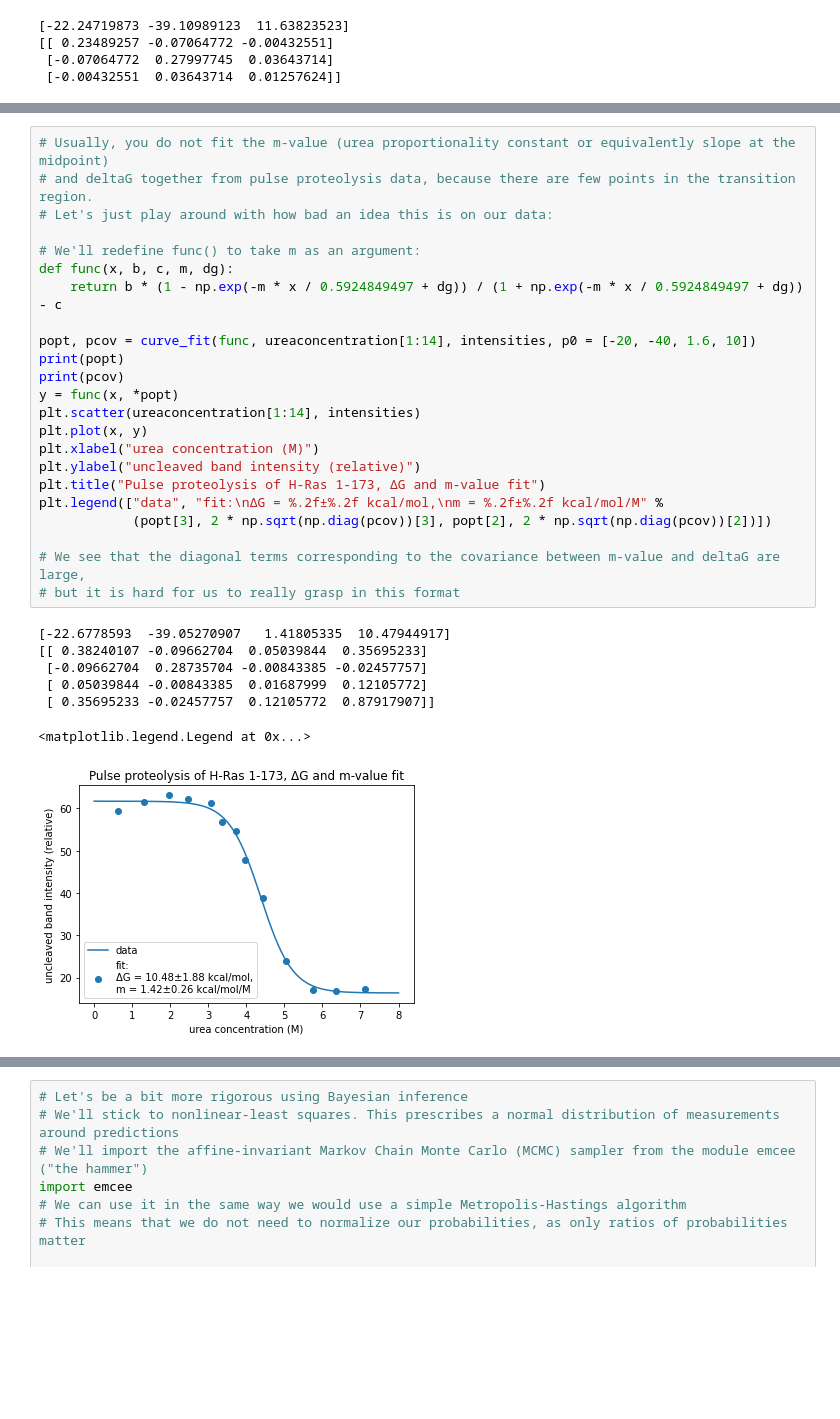
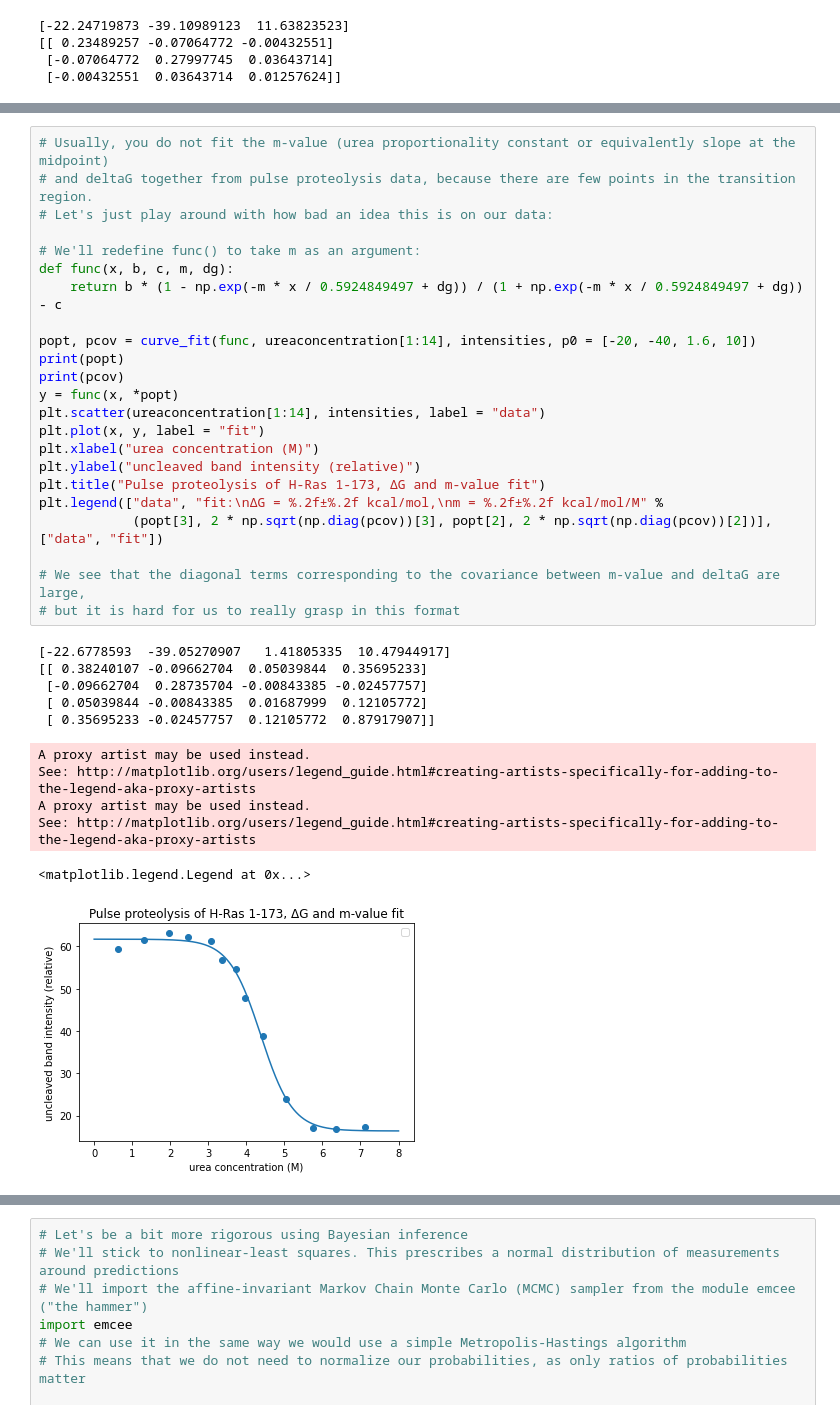
Before and after one commit to kentgorday/kuriyanlab_python-workshops, a Jupyter notebook: 1/pulseproteolysis_demo.ipynb, the cells around one changed output, grey strips where cells are left out. Drawn from its saved outputs; the diff is of its cells as text; blank space fills up the shorter version.

Commit message:
more readme and fixed legend errors

```diff
--- a/1/pulseproteolysis_demo.ipynb
+++ b/1/pulseproteolysis_demo.ipynb
@@ -300,34 +304,38 @@ plt.legend(["data", "fit: ΔG = %.2f±%.2f kcal/mol" % (popt[2], 2 * np.sqrt(np.
 # %%
 # Usually, you do not fit the m-value (urea proportionality constant or equivalently slope at the midpoint)
 # and deltaG together from pulse proteolysis data, because there are few points in the transition region.
 # Let's just play around with how bad an idea this is on our data:
 
 # We'll redefine func() to take m as an argument:
 def func(x, b, c, m, dg):
     return b * (1 - np.exp(-m * x / 0.5924849497 + dg)) / (1 + np.exp(-m * x / 0.5924849497 + dg)) - c
 
 popt, pcov = curve_fit(func, ureaconcentration[1:14], intensities, p0 = [-20, -40, 1.6, 10])
 print(popt)
 print(pcov)
 y = func(x, *popt)
-plt.scatter(ureaconcentration[1:14], intensities)
-plt.plot(x, y)
+plt.scatter(ureaconcentration[1:14], intensities, label = "data")
+plt.plot(x, y, label = "fit")
 plt.xlabel("urea concentration (M)")
 plt.ylabel("uncleaved band intensity (relative)")
 plt.title("Pulse proteolysis of H-Ras 1-173, ΔG and m-value fit")
 plt.legend(["data", "fit:\nΔG = %.2f±%.2f kcal/mol,\nm = %.2f±%.2f kcal/mol/M" %
-            (popt[3], 2 * np.sqrt(np.diag(pcov))[3], popt[2], 2 * np.sqrt(np.diag(pcov))[2])])
+            (popt[3], 2 * np.sqrt(np.diag(pcov))[3], popt[2], 2 * np.sqrt(np.diag(pcov))[2])], ["data", "fit"])
 
 # We see that the diagonal terms corresponding to the covariance between m-value and deltaG are large,
 # but it is hard for us to really grasp in this format
 # %% [output]
 [-22.6778593  -39.05270907   1.41805335  10.47944917]
 [[ 0.38240107 -0.09662704  0.05039844  0.35695233]
  [-0.09662704  0.28735704 -0.00843385 -0.02457757]
  [ 0.05039844 -0.00843385  0.01687999  0.12105772]
  [ 0.35695233 -0.02457757  0.12105772  0.87917907]]
-<matplotlib.legend.Legend at 0x...>
+A proxy artist may be used instead.
+See: http://matplotlib.org/users/legend_guide.html#creating-artists-specifically-for-adding-to-the-legend-aka-proxy-artists
+A proxy artist may be used instead.
+See: http://matplotlib.org/users/legend_guide.html#creating-artists-specifically-for-adding-to-the-legend-aka-proxy-artists
+<matplotlib.legend.Legend at 0x...>
-[figure, old version]
+[figure, new version]
 # %%
 # Let's take this covariance matrix at its face and histogram up a bunch of samples from a bivariate normal
 # distribution to understand the approximate joint distribution of our parameter estimates
```
Also changed, not shown: parts of 4 cells of this notebook, 1 other file.
